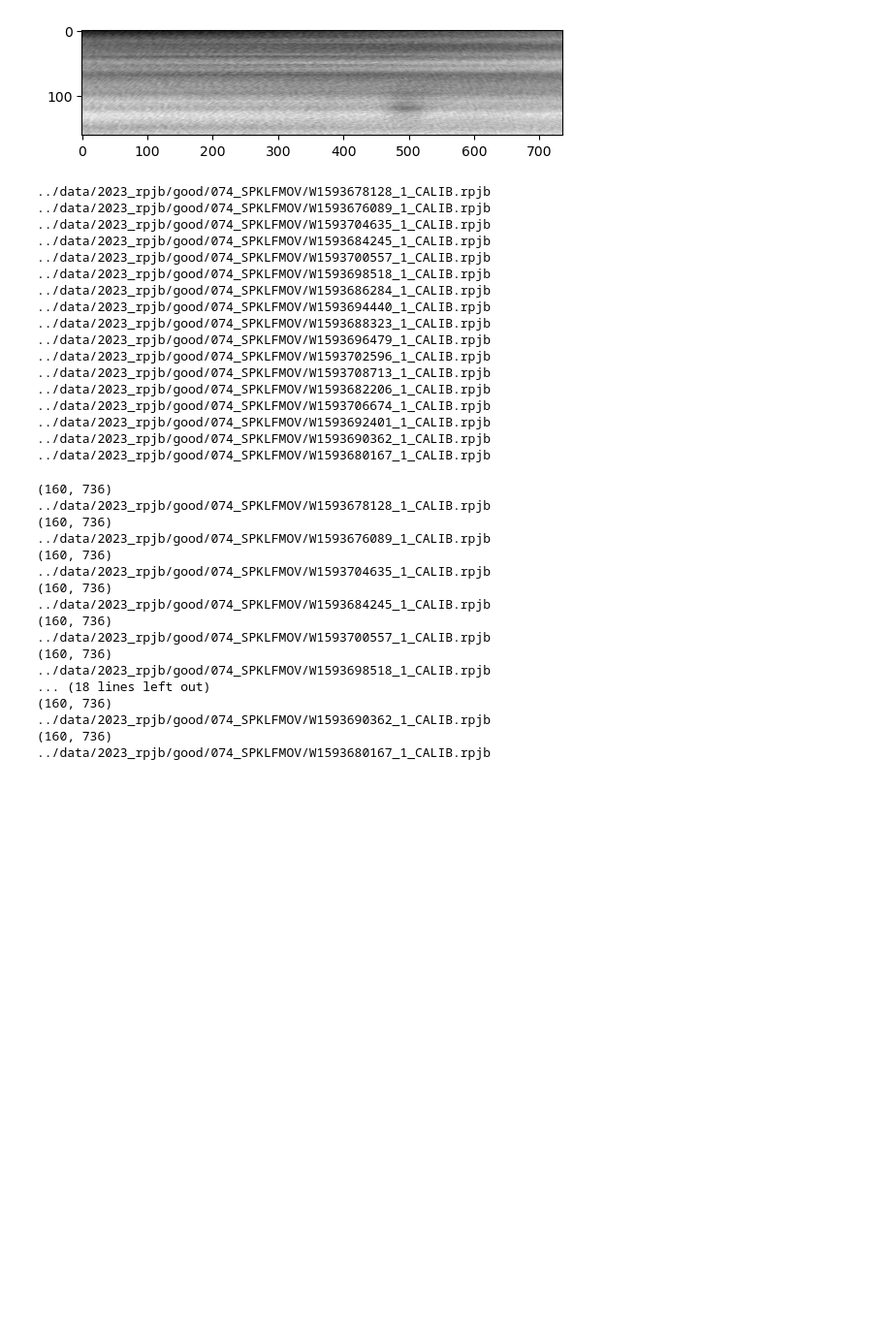
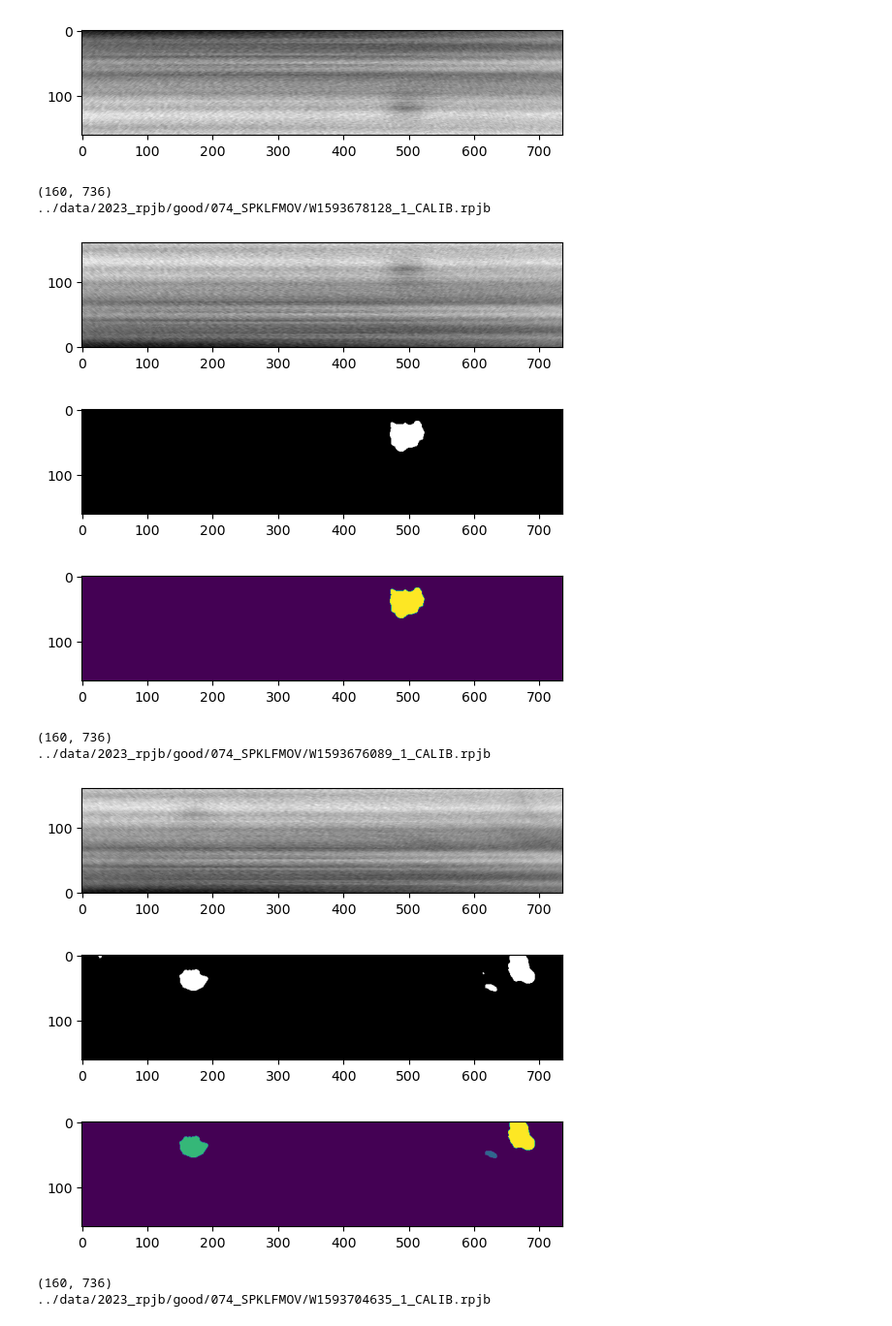
Before and after one commit to Yugadeep/Spokes_ML, a Jupyter notebook: model_application.ipynb, the cells around one changed output. Shown at 97% size. Drawn from its saved outputs; the diff is of its cells as text; code cells hidden in the pictures; blank space fills up the shorter version.

```diff
--- a/model_application.ipynb
+++ b/model_application.ipynb
@@ -129,58 +131,44 @@ spoketools.spokestext(pixel_values, spokes, rad_array, lon_array, f"../data/2023
 # %%
 rpjb_parent_path = "../data/2023_rpjb/good/074_SPKLFMOV/"
 rpjb_path = [rpjb_parent_path+x.split("/")[-1].split(".")[0]+"_1_CALIB.rpjb" for x in test_folder]
-
-for path in rpjb_path:
-    print(path)
-# %% [output]
-../data/2023_rpjb/good/074_SPKLFMOV/W1593678128_1_CALIB.rpjb
-../data/2023_rpjb/good/074_SPKLFMOV/W1593676089_1_CALIB.rpjb
-../data/2023_rpjb/good/074_SPKLFMOV/W1593704635_1_CALIB.rpjb
-../data/2023_rpjb/good/074_SPKLFMOV/W1593684245_1_CALIB.rpjb
-../data/2023_rpjb/good/074_SPKLFMOV/W1593700557_1_CALIB.rpjb
-../data/2023_rpjb/good/074_SPKLFMOV/W1593698518_1_CALIB.rpjb
-../data/2023_rpjb/good/074_SPKLFMOV/W1593686284_1_CALIB.rpjb
-../data/2023_rpjb/good/074_SPKLFMOV/W1593694440_1_CALIB.rpjb
-../data/2023_rpjb/good/074_SPKLFMOV/W1593688323_1_CALIB.rpjb
-../data/2023_rpjb/good/074_SPKLFMOV/W1593696479_1_CALIB.rpjb
-../data/2023_rpjb/good/074_SPKLFMOV/W1593702596_1_CALIB.rpjb
-../data/2023_rpjb/good/074_SPKLFMOV/W1593708713_1_CALIB.rpjb
-../data/2023_rpjb/good/074_SPKLFMOV/W1593682206_1_CALIB.rpjb
-../data/2023_rpjb/good/074_SPKLFMOV/W1593706674_1_CALIB.rpjb
-../data/2023_rpjb/good/074_SPKLFMOV/W1593692401_1_CALIB.rpjb
-../data/2023_rpjb/good/074_SPKLFMOV/W1593690362_1_CALIB.rpjb
-../data/2023_rpjb/good/074_SPKLFMOV/W1593680167_1_CALIB.rpjb
 # %%
 for model_result,rpjb_path in zip(model_results, rpjb_path):
     print(model_result.shape)
     print(rpjb_path)
 
     spokes = spoketools.color_spokes(model_result, 100)
 
     idl = io.readsav(rpjb_path)
     filename,pixel_values =  preprocess_filter.apply_filters(rpjb_path)
+    # pixel_values = preprocess_filter.remove_cosmic_rays(pixel_values)
+    # pixel_values = preprocess_filter.apply_lucy_median(pixel_values)
+    # pixel_values = spoketools.fft2lpf(pixel_values, 0, 3)
     pixel_values = preprocess_filter.buffer_image(pixel_values, 736, 160)
+    plt.imshow(pixel_values, cmap = "gray", origin = "lower")
+    plt.show()
+
+
 
     m,n=pixel_values.shape
     lon_array=np.linspace(idl.mnlon,idl.mxlon,n)
     rad_array=np.linspace(idl.mnrad,idl.mxrad,m)
-
+    # plt.imsave(fname=f"../data/2023_imagery/filtered/074_SPKLFMOV/{rpjb_path.split('/')[-1].split('.')[0]}_ML_model_result.png", arr=model_result, cmap='gray', format='png')
+    plt.imshow(model_result, cmap = "gray")
+    plt.show()
+    plt.imshow(spokes)
+    plt.show()
+    # plt.imsave(fname=f"../data/2023_imagery/filtered/074_SPKLFMOV/{rpjb_path.split('/')[-1].split('.')[0]}_ML_color_result.png", arr=spokes, format='png')
     spoketools.spokestext(pixel_values, spokes, rad_array, lon_array, f"../data/2023_imagery/filtered/074_SPKLFMOV/{rpjb_path.split('/')[-1].split('.')[0]}_ML.txt")
 # %% [output]
 (160, 736)
 ../data/2023_rpjb/good/074_SPKLFMOV/W1593678128_1_CALIB.rpjb
-(160, 736)
-../data/2023_rpjb/good/074_SPKLFMOV/W1593676089_1_CALIB.rpjb
-(160, 736)
-../data/2023_rpjb/good/074_SPKLFMOV/W1593704635_1_CALIB.rpjb
-(160, 736)
-../data/2023_rpjb/good/074_SPKLFMOV/W1593684245_1_CALIB.rpjb
-(160, 736)
-../data/2023_rpjb/good/074_SPKLFMOV/W1593700557_1_CALIB.rpjb
-(160, 736)
-../data/2023_rpjb/good/074_SPKLFMOV/W1593698518_1_CALIB.rpjb
-... (18 lines left out)
-(160, 736)
-../data/2023_rpjb/good/074_SPKLFMOV/W1593690362_1_CALIB.rpjb
-(160, 736)
-../data/2023_rpjb/good/074_SPKLFMOV/W1593680167_1_CALIB.rpjb
+[figure, added]
+[figure, added]
+[figure, added]
+(160, 736)
+../data/2023_rpjb/good/074_SPKLFMOV/W1593676089_1_CALIB.rpjb
+[figure, added]
+[figure, added]
+[figure, added]
+(160, 736)
+../data/2023_rpjb/good/074_SPKLFMOV/W1593704635_1_CALIB.rpjb
```
Also changed, not shown: parts of 3 cells of this notebook, 6 other files.
